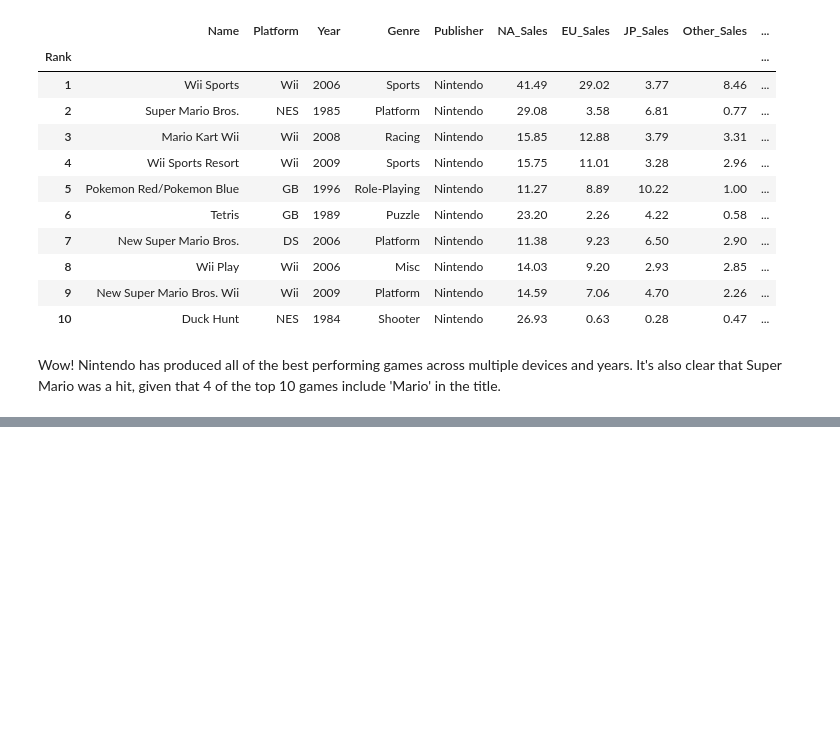
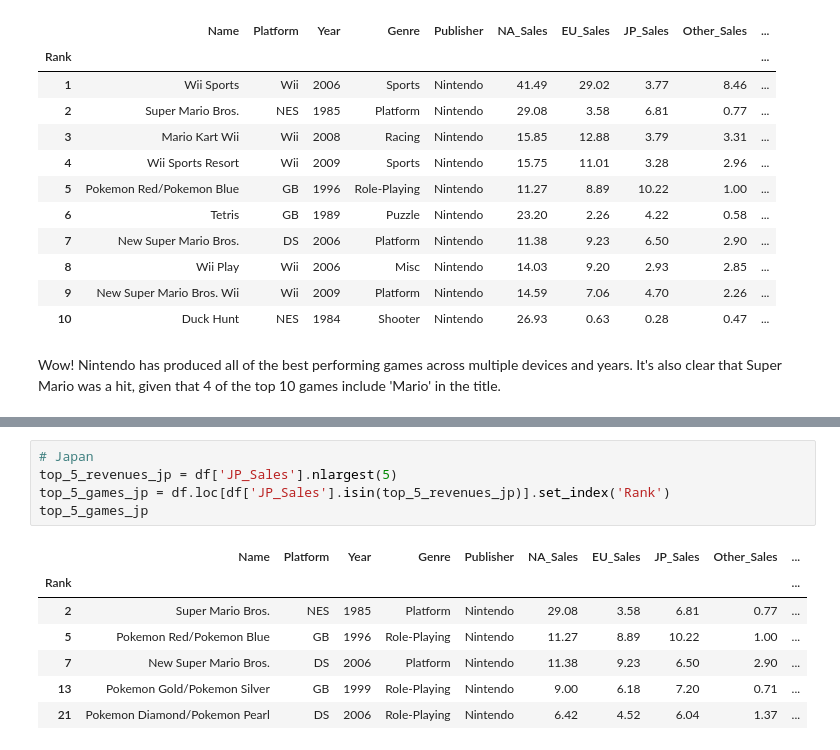
Before and after one commit to elijahlopez94/gaming_eda_and_machine_learning, a Jupyter notebook: video_games_eda.ipynb, the cells around one changed output, grey strips where cells are left out. Cells and saved outputs as stored; diff of their text form; blank space fills up the shorter version.

```diff
--- a/video_games_eda.ipynb
+++ b/video_games_eda.ipynb
@@ -333,0 +362,13 @@ Wow! Nintendo has produced all of the best performing games across multiple devi
+# %%
+# Japan
+top_5_revenues_jp = df['JP_Sales'].nlargest(5)
+top_5_games_jp = df.loc[df['JP_Sales'].isin(top_5_revenues_jp)].set_index('Rank')
+top_5_games_jp
+# %% [output]
+|  | Name | Platform | Year | Genre | Publisher | NA_Sales | EU_Sales | JP_Sales | Other_Sales | ... |
+| Rank |  |  |  |  |  |  |  |  |  | ... |
+| 2 | Super Mario Bros. | NES | 1985 | Platform | Nintendo | 29.08 | 3.58 | 6.81 | 0.77 | ... |
+| 5 | Pokemon Red/Pokemon Blue | GB | 1996 | Role-Playing | Nintendo | 11.27 | 8.89 | 10.22 | 1.00 | ... |
+| 7 | New Super Mario Bros. | DS | 2006 | Platform | Nintendo | 11.38 | 9.23 | 6.50 | 2.90 | ... |
+| 13 | Pokemon Gold/Pokemon Silver | GB | 1999 | Role-Playing | Nintendo | 9.00 | 6.18 | 7.20 | 0.71 | ... |
+| 21 | Pokemon Diamond/Pokemon Pearl | DS | 2006 | Role-Playing | Nintendo | 6.42 | 4.52 | 6.04 | 1.37 | ... |
```
Also changed, not shown: parts of 9 cells of this notebook, 2 other files.
